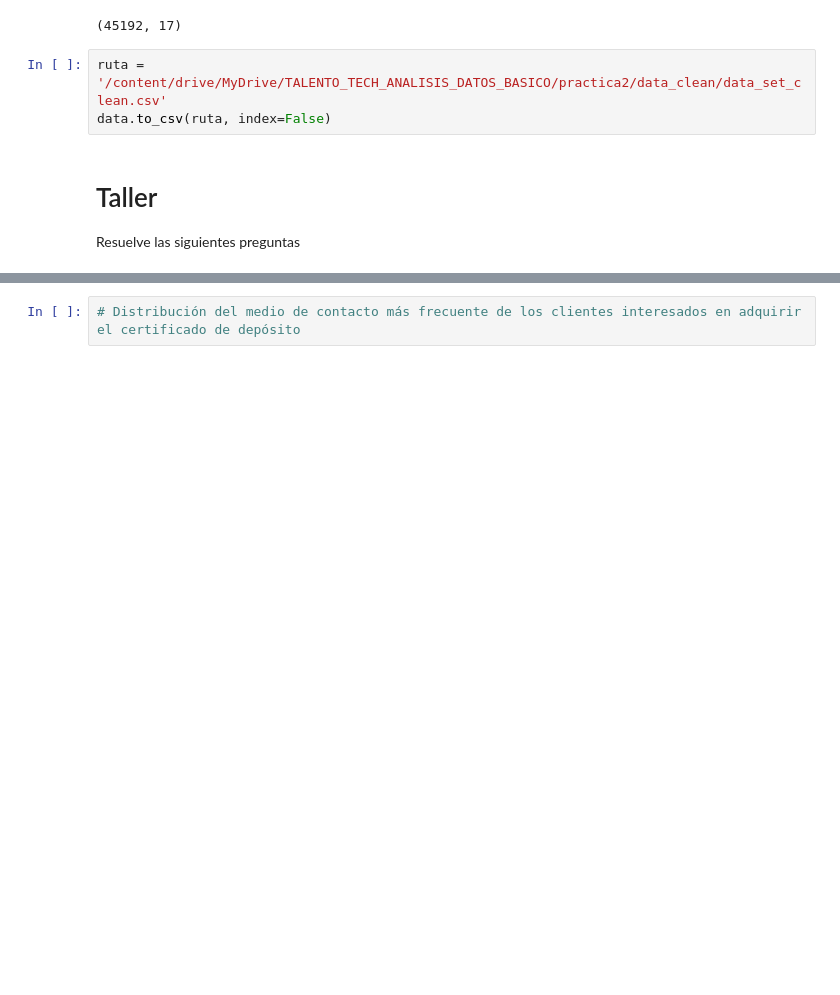
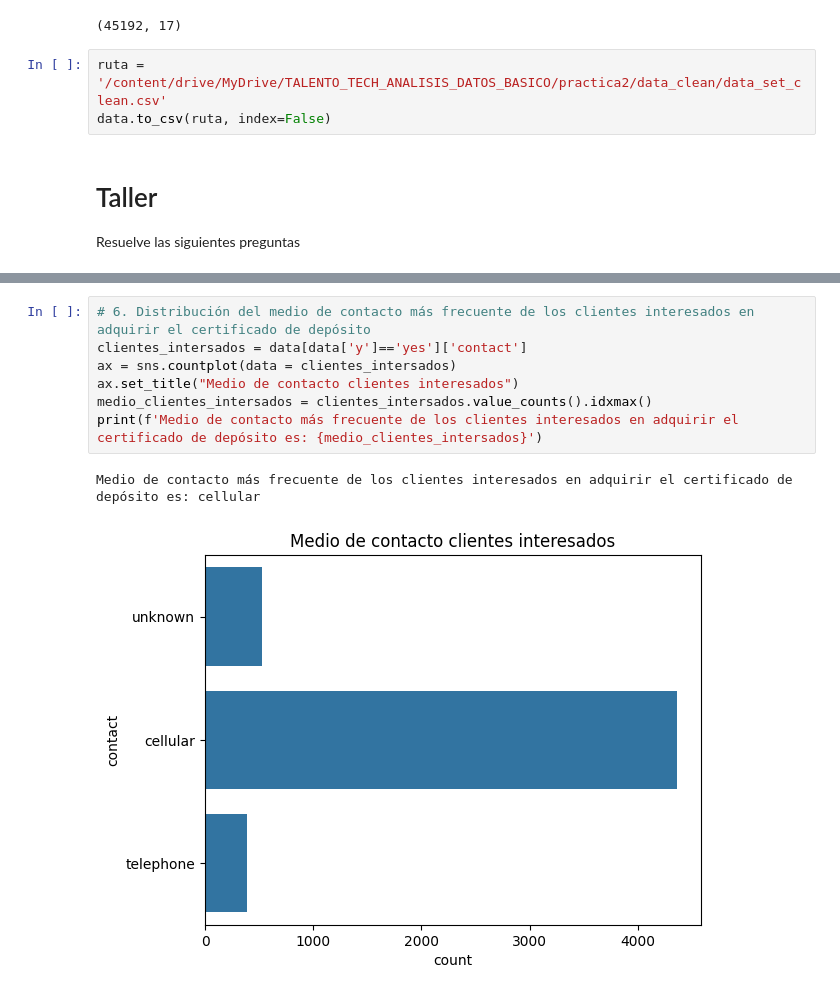
Before and after one commit to danielh33/talentoTechAnDaBasico, a Jupyter notebook: limpieza_datos_practica_2.ipynb, the cells around one changed output, grey strips where cells are left out. Saved outputs shown, nothing was run; the diff lists cells and outputs as text; blank space fills up the shorter version.

```diff
--- a/limpieza_datos_practica_2.ipynb
+++ b/limpieza_datos_practica_2.ipynb
@@ -515,3 +557,11 @@ print(f'Edad (age) promedio de los clientes interesados: {edad_prom_interesados}
 # %%
-# Distribución del medio de contacto más frecuente de los clientes interesados en adquirir el certificado de depósito
+# 6. Distribución del medio de contacto más frecuente de los clientes interesados en adquirir el certificado de depósito
+clientes_intersados = data[data['y']=='yes']['contact']
+ax = sns.countplot(data = clientes_intersados)
+ax.set_title("Medio de contacto clientes interesados")
+medio_clientes_intersados = clientes_intersados.value_counts().idxmax()
+print(f'Medio de contacto más frecuente de los clientes interesados en adquirir el certificado de depósito es: {medio_clientes_intersados}')
+# %% [output]
+Medio de contacto más frecuente de los clientes interesados en adquirir el certificado de depósito es: cellular
+[figure, added]
 # %%
```
Also changed, not shown: parts of 18 cells of this notebook.
